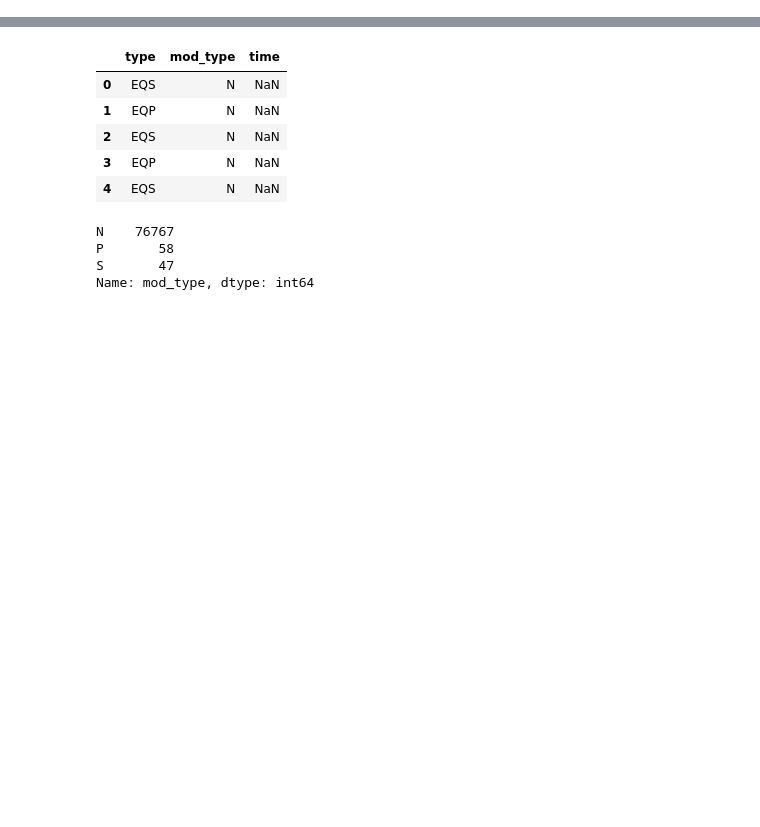
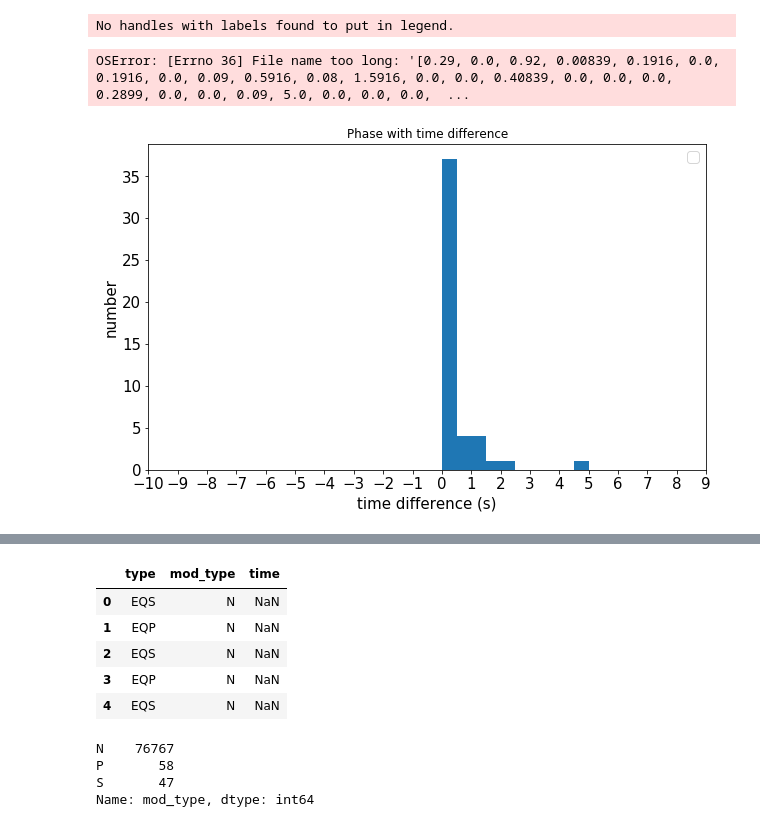
Before and after one commit to geohackweek/ghw2019_wiggles, a Jupyter notebook: scripts/histogram.ipynb, the cells around one changed output, grey strips where cells are left out. Drawn from its saved outputs; the diff is of its cells as text; code cells hidden in the pictures; blank space fills up the shorter version.

```diff
--- a/scripts/histogram.ipynb
+++ b/scripts/histogram.ipynb
@@ -44,3 +54,0 @@ def read_comp(file):
-# %%
-for name in tp:
-    test = read_comp('../'+name+'.out')
@@ -69,14 +55,15 @@ test
 # %%
 # plot histogram of the correct plot
-fig, ax = plt.subplots(figsize = (10,6))
-
-fig = plt.hist(test['correct'],bins= 10)
-ax.set_ylabel('number', fontsize=15)
-ax.set_xlabel('time difference (s)', fontsize=15)
-ax.set_title('Correct Phase with time difference')
-plt.xticks(fontsize=15)
-#plt.xticks( rotation='vertical')
-plt.xticks(np.arange(-10, 10, step=1))
-plt.yticks(fontsize=15)
-plt.legend(fontsize=15)
-plt.savefig('test.jpg')
+def plotfig(name):
+    fig, ax = plt.subplots(figsize = (10,6))
+#    filename = wave['EQP']['correct']
+    fig = plt.hist(name,bins= 10)
+    ax.set_ylabel('number', fontsize=15)
+    ax.set_xlabel('time difference (s)', fontsize=15)
+    ax.set_title('Phase with time difference')
+    plt.xticks(fontsize=15)
+    #plt.xticks( rotation='vertical')
+    plt.xticks(np.arange(-10, 10, step=1))
+    plt.yticks(fontsize=15)
+    plt.legend(fontsize=15)
+    plt.savefig('test.jpg')
@@ -86,3 +159,9 @@ No handles with labels found to put in legend.
+# %%
+plotfig(wave['EQP']['correct'])
+# %% [output]
+No handles with labels found to put in legend.
+OSError: [Errno 36] File name too long: '[0.29, 0.0, 0.92, 0.00839, 0.1916, 0.0, 0.1916, 0.0, 0.09, 0.5916, 0.08, 1.5916, 0.0, 0.0, 0.40839, 0.0, 0.0, 0.0, 0.2899, 0.0, 0.0, 0.09, 5.0, 0.0, 0.0, 0.0,  ...
+[figure, added]
 # %%
 # plot histogram of the wrongphase plot
 fig, ax = plt.subplots(figsize = (10,6))
```
Also changed, not shown: parts of 9 cells of this notebook, 1 other file.
